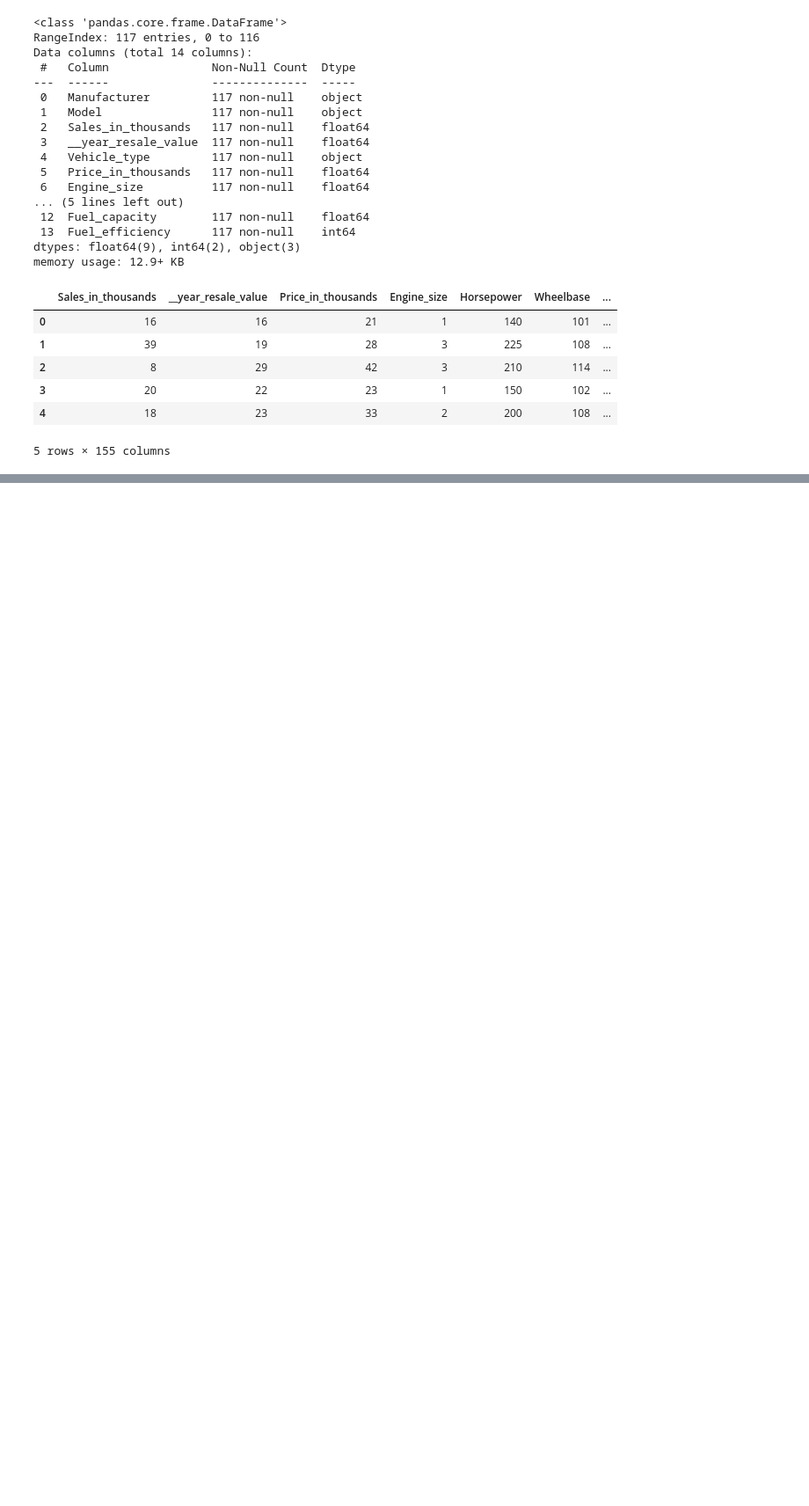
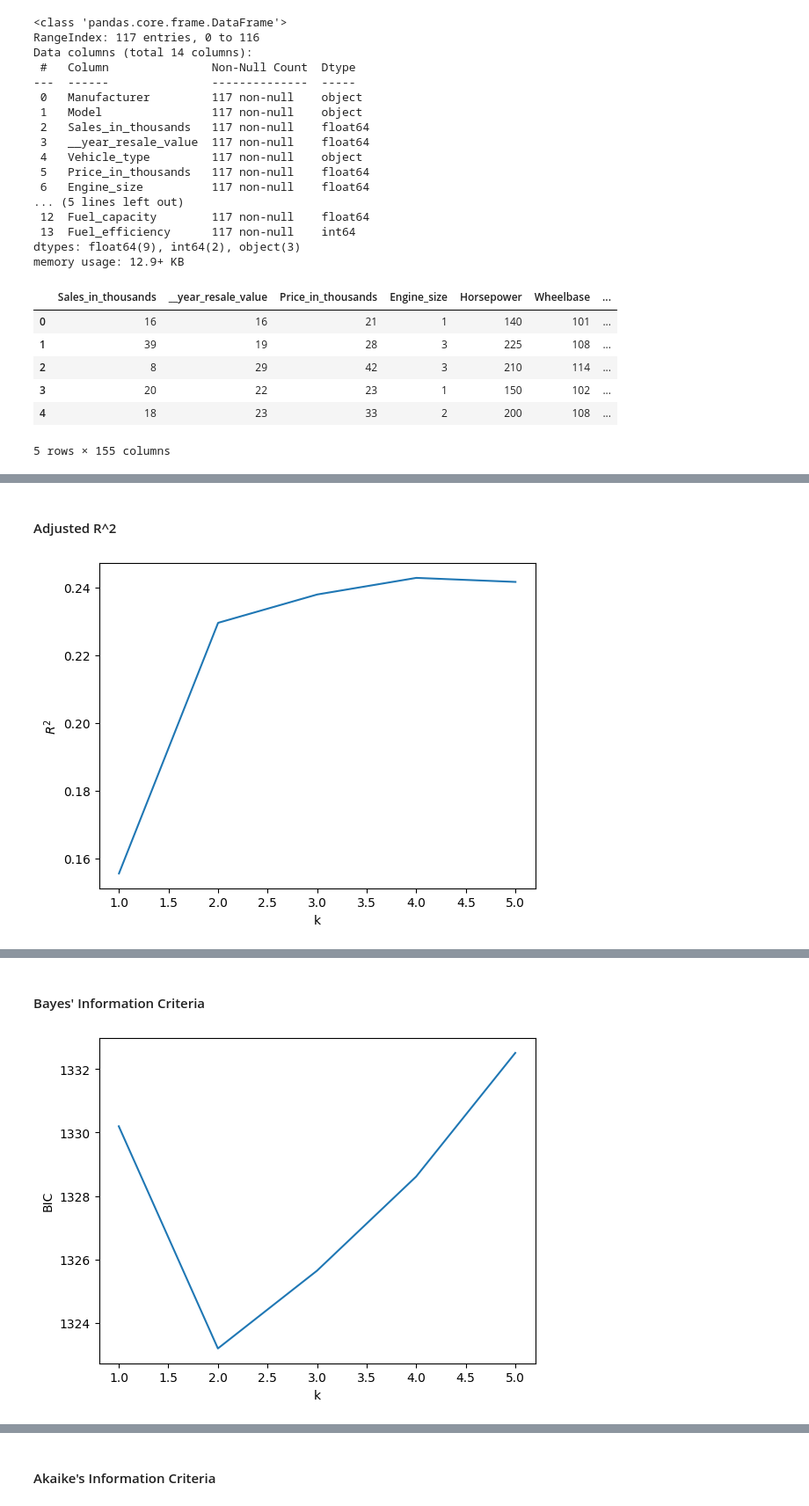
Before and after one commit to vanesanmu/Caso3, a Jupyter notebook: caso3.ipynb, the cells around one changed output, grey strips where cells are left out. Shown at 88% size. Cells and saved outputs as stored; diff of their text form; code cells hidden in the pictures; blank space fills up the shorter version.

```diff
--- a/caso3.ipynb
+++ b/caso3.ipynb
@@ -101,11 +106,12 @@ def get_models(k, X, y):
     """
     Fit all possible models that contain exactly k predictors.
     """
-       # List all available predictors
+    # List all available predictors
     X_combos = itertools.combinations(list(X.columns), k)
+
     # Fit all models accumulating Residual Sum of Squares (RSS)
     models = []
-    for X_label in x:
+    for X_label in X_combos:
         # Parse patsy formula
         X_smf = ' + '.join(X_label)
         f     = '{} ~ {}'.format(y.columns[0], X_smf)
@@ -114,6 +120,7 @@ def get_models(k, X, y):
         # Return results
         models += [(f, model)]
     return models
+
 
 def min_rss(statsmodels):
     """Return model with lowest Residual Sum of Squares (RSS)"""
@@ -134,18 +141,14 @@ def min_aic(statsmodels):
 # %%
 X = pd.DataFrame({'Price_in_thousands': df["Price_in_thousands"],
                   'Engine_size': df["Engine_size"],
-                  'Manufacturer_Audi': df["Manufacturer_Audi"],
-                  'Vehicle_type_Car': df["Vehicle_type_Car"],
-                  'Manufacturer_Chevrolet': df["Manufacturer_Chevrolet"],
-                  'Manufacturer_BMW': df["Manufacturer_BMW"],
-                  'Manufacturer_Dodge': df["Manufacturer_Dodge"],
-                  'Manufacturer_Ford': df["Manufacturer_Ford"],
-                  'Manufacturer_Honda': df["Manufacturer_Honda"],
-                  'Manufacturer_Jeep': df["Manufacturer_Jeep"]})
+                  'Horsepower': df["Horsepower"],
+                  'Wheelbase': df["Wheelbase"],
+                  'Fuel_capacity': df["Fuel_capacity"]})
 
 
-y = pd.DataFrame({'y': y_np})
+y = pd.DataFrame({'Sales_in_thousands': df['Sales_in_thousands']})
 
+print(len(X.columns))
 # get all model results
 model_subsets = []
 for k in range(len(X.columns)):
@@ -159,0 +166,56 @@ PatsyError: Error evaluating factor: NameError: name 'r' is not defined
+# %%
+# Get predictor count
+k = np.arange(1, len(X.columns)+1)
+
+# adjr2
+# ------------------------------------------------
+display(HTML('<h4>Adjusted R^2</h4>'))
+
+# Plot best r-squared score for each subset
+adjr2 = [max_adjr2(m)[1].rsquared_adj for m in model_subsets]
+
+sns.lineplot(x=k, y=adjr2)
+plt.xlabel('k')
+plt.ylabel('$R^2$')
+plt.show()
+
+# Select best subset
+coefs_r2 = [(max_adjr2(m)[1].rsquared_adj, max_adjr2(m)[1].params) for m in model_subsets]
+print('Model selected: \n{}'.format(max(coefs_r2)[1]))
+
+
+# Bayes' Information Criteria (BIC)
+# ------------------------------------------------
+display(HTML('<h4>Bayes\' Information Criteria</h4>'))
+
+# Get best BIC
+bic = [min_bic(m)[1].bic for m in model_subsets]
+
+sns.lineplot(x=k, y=bic)
+plt.xlabel('k')
+plt.ylabel('BIC')
+plt.show()
+
+# Select best subset
+coefs_bic = [(min_bic(m)[1].bic, min_bic(m)[1].params) for m in model_subsets]
+print('Model selected: \n{}'.format(min(coefs_bic)[1]))
+
+
+# Akaike's Information Criteria (AIC/ C_p)
+# ------------------------------------------------
+display(HTML('<h4>Akaike\'s Information Criteria</h4>'))
+
+# Get best AIC
+aic = [min_aic(m)[1].aic for m in model_subsets]
+
+sns.lineplot(x=k, y=aic)
+plt.xlabel('k')
+plt.ylabel('AIC')
+plt.show()
+
+# Select best subset
+coefs_aic = [(min_aic(m)[1].aic, min_aic(m)[1].params) for m in model_subsets]
+print('Model selected: \n{}'.format(min(coefs_aic)[1]))
+# %% [output]
+Adjusted R^2
+[figure, added]
@@ -159,0 +229,2 @@ PatsyError: Error evaluating factor: NameError: name 'r' is not defined
+Bayes' Information Criteria
+[figure, added]
@@ -159,0 +236 @@ PatsyError: Error evaluating factor: NameError: name 'r' is not defined
+Akaike's Information Criteria
```
Also changed, not shown: parts of 11 cells of this notebook.
